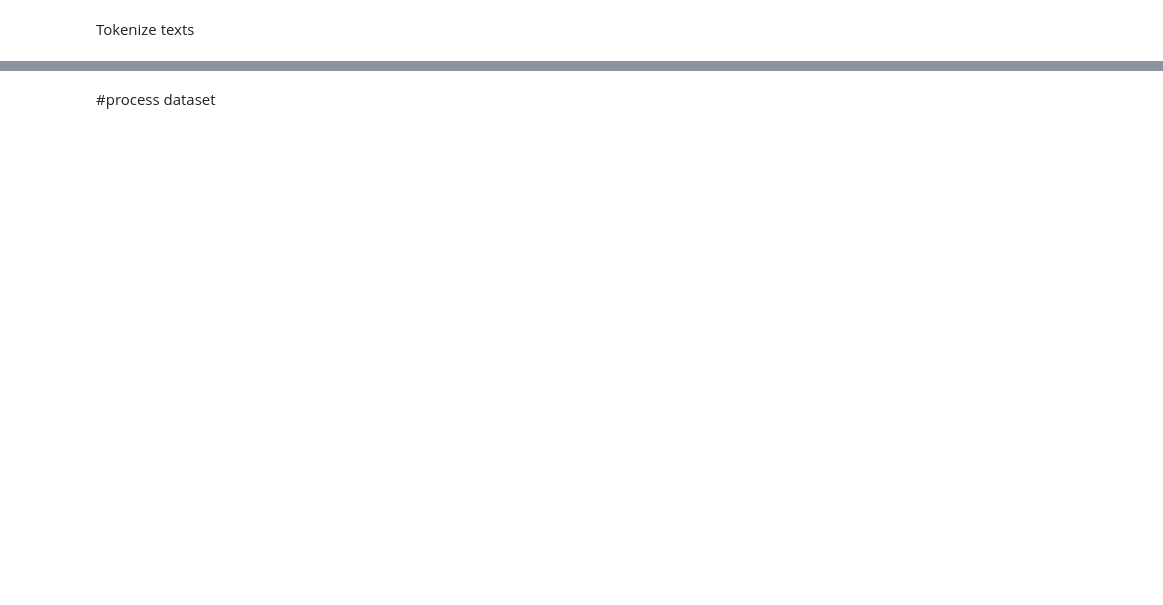
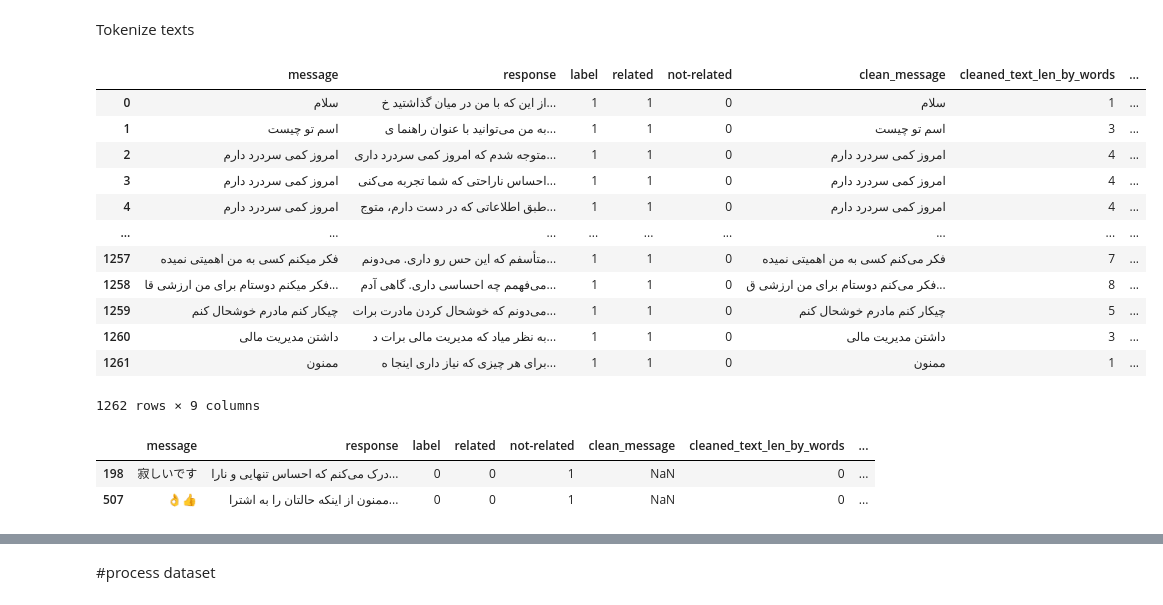
Before and after one commit to sadeghjafari5528/PsychologistChatbot, a Jupyter notebook: detect-unrelated message/Classification_Chat_Data_v1.ipynb, the cells around one changed output, grey strips where cells are left out. Drawn from its saved outputs; the diff is of its cells as text; code cells hidden in the pictures; blank space fills up the shorter version.

```diff
--- a/detect-unrelated message/Classification_Chat_Data_v1.ipynb
+++ b/detect-unrelated message/Classification_Chat_Data_v1.ipynb
@@ -306,0 +352,3 @@ temp_data.head()
+# %%
+temp_data['clean_message_more']=temp_data['clean_message_more'].str.replace(r'\d+', " ")
+temp_data.head()
@@ -307,5 +362,32 @@ temp_data.head()
 # %% [markdown]
 Tokenize texts
+# %%
+def safe_tokenize(message):
+    if isinstance(message, str):
+        return hazm.word_tokenize(message)
+    else:
+        return []
 # %%
-temp_data['clean_tokenize_message']=temp_data['clean_message_more'].apply(lambda message : hazm.word_tokenize(message))
+temp_data['clean_tokenize_message'] = temp_data['clean_message_more'].apply(safe_tokenize)
 temp_data
+# %% [output]
+|  | message | response | label | related | not-related | clean_message | cleaned_text_len_by_words | ... |
+| 0 | سلام | از این که با من در میان گذاشتید خ... | 1 | 1 | 0 | سلام | 1 | ... |
+| 1 | اسم تو چیست | به من می‌توانید با عنوان راهنما ی... | 1 | 1 | 0 | اسم تو چیست | 3 | ... |
+| 2 | امروز کمی سردرد دارم | متوجه شدم که امروز کمی سردرد داری... | 1 | 1 | 0 | امروز کمی سردرد دارم | 4 | ... |
+| 3 | امروز کمی سردرد دارم | احساس ناراحتی که شما تجربه می‌کنی... | 1 | 1 | 0 | امروز کمی سردرد دارم | 4 | ... |
+| 4 | امروز کمی سردرد دارم | طبق اطلاعاتی که در دست دارم، متوج... | 1 | 1 | 0 | امروز کمی سردرد دارم | 4 | ... |
+| ... | ... | ... | ... | ... | ... | ... | ... | ... |
+| 1257 | فکر میکنم کسی به من اهمیتی نمیده | متأسفم که این حس رو داری. می‌دونم... | 1 | 1 | 0 | فکر می‌کنم کسی به من اهمیتی نمیده | 7 | ... |
+| 1258 | فکر میکنم دوستام برای من ارزشی قا... | می‌فهمم چه احساسی داری. گاهی آدم‌... | 1 | 1 | 0 | فکر می‌کنم دوستام برای من ارزشی ق... | 8 | ... |
+| 1259 | چیکار کنم مادرم خوشحال کنم | می‌دونم که خوشحال کردن مادرت برات... | 1 | 1 | 0 | چیکار کنم مادرم خوشحال کنم | 5 | ... |
+| 1260 | داشتن مدیریت مالی | به نظر میاد که مدیریت مالی برات د... | 1 | 1 | 0 | داشتن مدیریت مالی | 3 | ... |
+| 1261 | ممنون | برای هر چیزی که نیاز داری اینجا ه... | 1 | 1 | 0 | ممنون | 1 | ... |
+1262 rows × 9 columns
+# %%
+empty_tokenized_records = temp_data[temp_data['clean_tokenize_message'].apply(lambda x: x == [])]
+empty_tokenized_records
+# %% [output]
+|  | message | response | label | related | not-related | clean_message | cleaned_text_len_by_words | ... |
+| 198 | 寂しいです | درک می‌کنم که احساس تنهایی و نارا... | 0 | 0 | 1 | NaN | 0 | ... |
+| 507 | 👌👍 | ممنون از اینکه حالتان را به اشترا... | 0 | 0 | 1 | NaN | 0 | ... |
```
Also changed, not shown: parts of 36 cells of this notebook.
